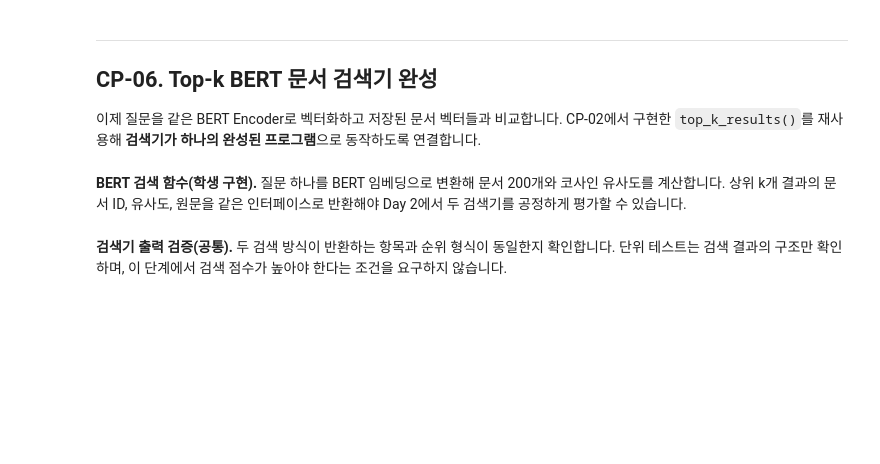
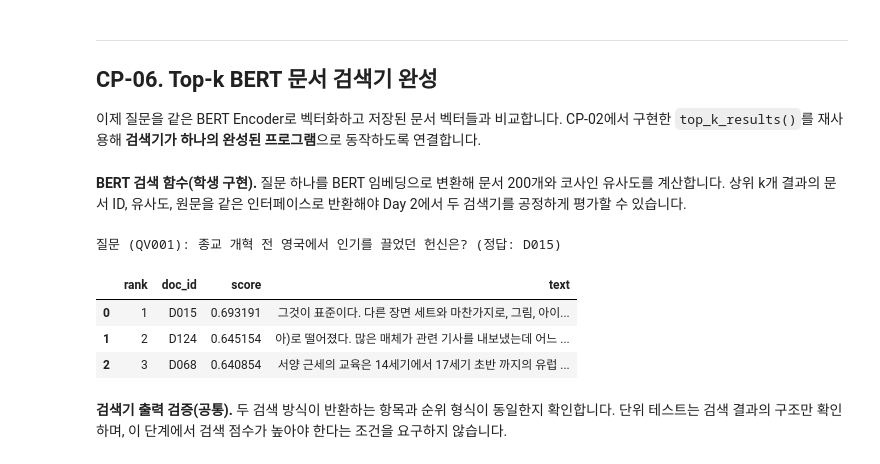
Before and after one commit to Gotti0/ai-mini-projects, a Jupyter notebook: mini-project-02/code/NLP_BERT_MiniProject_Student.ipynb, the cells around one changed output. Saved outputs shown, nothing was run; the diff lists cells and outputs as text; code cells hidden in the pictures; blank space fills up the shorter version.

```diff
--- a/mini-project-02/code/NLP_BERT_MiniProject_Student.ipynb
+++ b/mini-project-02/code/NLP_BERT_MiniProject_Student.ipynb
@@ -401,11 +464,15 @@ def mean_pooling(last_hidden_state, attention_mask):
     """(B,T,H)+(B,T) → (B,H), 패딩 제외 토큰 평균."""
     # TODO 4-1. 패딩 위치의 벡터가 평균에 들어가지 않도록, attention_mask를 토큰 벡터와 곱할 수 있는
     #           모양 (B,T,1)로 바꾸세요.
+    mask = attention_mask.unsqueeze(-1).to(last_hidden_state.dtype)
     # TODO 4-2. 토큰 벡터에 mask를 적용해 패딩 위치의 벡터를 0으로 만드세요.
+    masked = last_hidden_state * mask
     # TODO 4-3. 토큰 축(T)을 따라 벡터를 합해 문장마다 벡터 하나 (B,H)가 되게 하세요.
+    summed = masked.sum(dim=1)
     # TODO 4-4. 문장별 유효 토큰 수로 나누어 평균 (B,H)를 반환하세요.
     #           유효 토큰 수가 0인 경우에도 0으로 나누지 않도록 처리합니다.
-    raise NotImplementedError('CP-04 Masked Mean Pooling을 구현하세요.')
+    counts = mask.sum(dim=1).clamp(min=1e-9)
+    return summed / counts
 
 sentence_vecs = mean_pooling(last_hidden, mask)
 print('Pooling 후:', tuple(sentence_vecs.shape))
@@ -440,9 +511,20 @@ def encode_bert_texts(texts, batch_size=BATCH_SIZE):
     for start in range(0, len(texts), batch_size):
         batch = texts[start:start + batch_size]
         # TODO 5-1. batch를 tokenizer()로 Tensor로 변환하고 DEVICE로 옮기세요.
+        encoded = tokenizer(
+            batch,
+            padding=True,
+            truncation=True,
+            max_length=MAX_LENGTH,
+            return_tensors='pt',
+        )
+        encoded = {k: v.to(DEVICE) for k, v in encoded.items()}
         # TODO 5-2. 추론 모드에서 bert_model(**encoded)로 last_hidden_state를 얻으세요.
-        # TODO 5-3. mean_pooling()을 적용하고 CPU NumPy 배열로 vectors에 추가하세요.
-        raise NotImplementedError('CP-05 BERT Batch 임베딩 계산을 구현하세요.')
+        with torch.inference_mode():
+            outputs = bert_model(**encoded)
+            # TODO 5-3. mean_pooling()을 적용하고 CPU NumPy 배열로 vectors에 추가하세요.
+            pooled = mean_pooling(outputs.last_hidden_state, encoded['attention_mask'])
+        vectors.append(pooled.cpu().numpy())
     return np.vstack(vectors) if vectors else np.empty((0, bert_model.config.hidden_size))
 
 
@@ -451,10 +533,14 @@ def cosine_scores(query_vector, document_matrix):
     query_vector = np.asarray(query_vector, dtype=np.float64).reshape(-1)
     document_matrix = np.asarray(document_matrix, dtype=np.float64)
     # TODO 5-4. 질문 벡터와 각 문서 벡터의 내적을 구하세요. 결과는 문서 수만큼의 값 (N,)입니다.
+    dots = document_matrix @ query_vector
     # TODO 5-5. 질문 벡터의 크기(노름)와 각 문서 벡터의 크기를 구하세요.
+    query_norm = np.linalg.norm(query_vector)
+    doc_norms = np.linalg.norm(document_matrix, axis=1)
     # TODO 5-6. 내적을 두 크기의 곱으로 나눈 코사인 유사도 배열 (N,)을 반환하세요.
     #           분모가 0이 되는 경우에도 오류가 나지 않도록 처리합니다.
-    raise NotImplementedError('CP-05 코사인 유사도를 구현하세요.')
+    denom = np.maximum(query_norm * doc_norms, 1e-12)
+    return dots / denom
 # %% [markdown]
 **문서 임베딩 캐싱(공통).** `bert_corpus_200_256.npy`가 이미 있으면 다시 계산하지 않습니다. 다만 저장된 벡터가 **지금의 `encode_bert_texts()`가 계산한 결과와 같은지** 앞 문서 4개로 먼저 확인합니다. 함수를 고친 뒤라서 결과가 다르면 전체를 다시 계산해 덮어쓰므로, 예전에 잘못 계산된 벡터가 계속 쓰이지 않습니다.
 # %%
@@ -506,15 +596,30 @@ print('CP-05 통과: 코사인 유사도 및 BERT 문서 임베딩 정상')
 # %%
 # [학생 구현] CP-06 — BERT 검색 함수
 bert_query_cache = {}  # Day 2에 일괄 준비할 검색 질문 벡터 캐시
 
 def search_bert(query, k=5):
     query = str(query)
     # TODO 6-1. 캐시에 query가 있다면 재사용하고, 없다면 encode_bert_texts([query])[0]를 사용하세요.
+    if query in bert_query_cache:
+        q_vec = bert_query_cache[query]
+    else:
+        q_vec = encode_bert_texts([query])[0]
+        bert_query_cache[query] = q_vec
     # TODO 6-2. cosine_scores()로 corpus 전체 문서와의 점수를 구하세요.
+    scores = cosine_scores(q_vec, bert_doc_vectors)
     # TODO 6-3. top_k_results()를 호출하여 상위 k개의 검색 결과를 반환하세요.
-    raise NotImplementedError('CP-06 BERT 검색 함수를 구현하세요.')
+    return top_k_results(scores, corpus_df, k=k)
 
 # TODO 6-4. Validation 질문 하나를 골라 BERT 검색 결과 Top-3를 표로 확인하세요.
+sample_q = valid_df.iloc[0]
+print(f"질문 ({sample_q['query_id']}): {sample_q['question']} (정답: {sample_q['relevant_doc_id']})")
+display(pd.DataFrame(search_bert(sample_q['question'], k=3)))
+# %% [output]
+질문 (QV001): 종교 개혁 전 영국에서 인기를 끌었던 헌신은? (정답: D015)
+|  | rank | doc_id | score | text |
+| 0 | 1 | D015 | 0.693191 | 그것이 표준이다. 다른 장면 세트와 마찬가지로, 그림, 아이... |
+| 1 | 2 | D124 | 0.645154 | 아)로 떨어졌다. 많은 매체가 관련 기사를 내보냈는데 어느 ... |
+| 2 | 3 | D068 | 0.640854 | 서양 근세의 교육은 14세기에서 17세기 초반 까지의 유럽 ... |
 # %% [markdown]
 **검색기 출력 검증(공통).** 두 검색 방식이 반환하는 항목과 순위 형식이 동일한지 확인합니다. 단위 테스트는 검색 결과의 구조만 확인하며, 이 단계에서 검색 점수가 높아야 한다는 조건을 요구하지 않습니다.
 # %%
```
Also changed, not shown: parts of 15 cells of this notebook.
